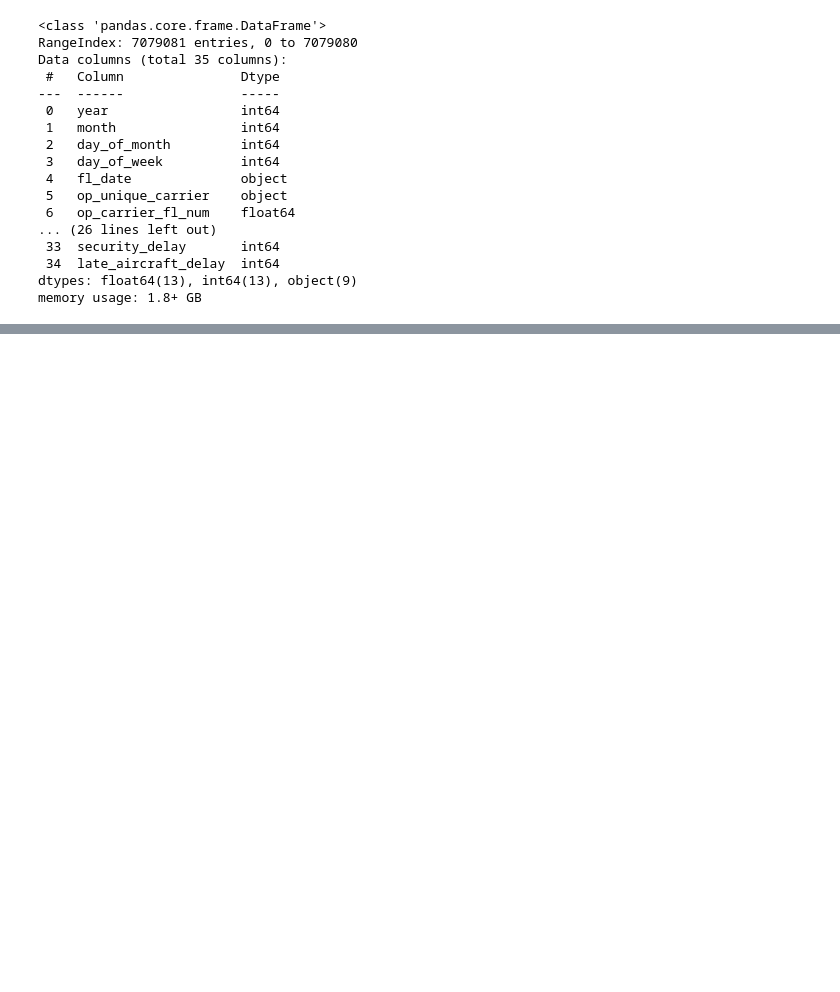
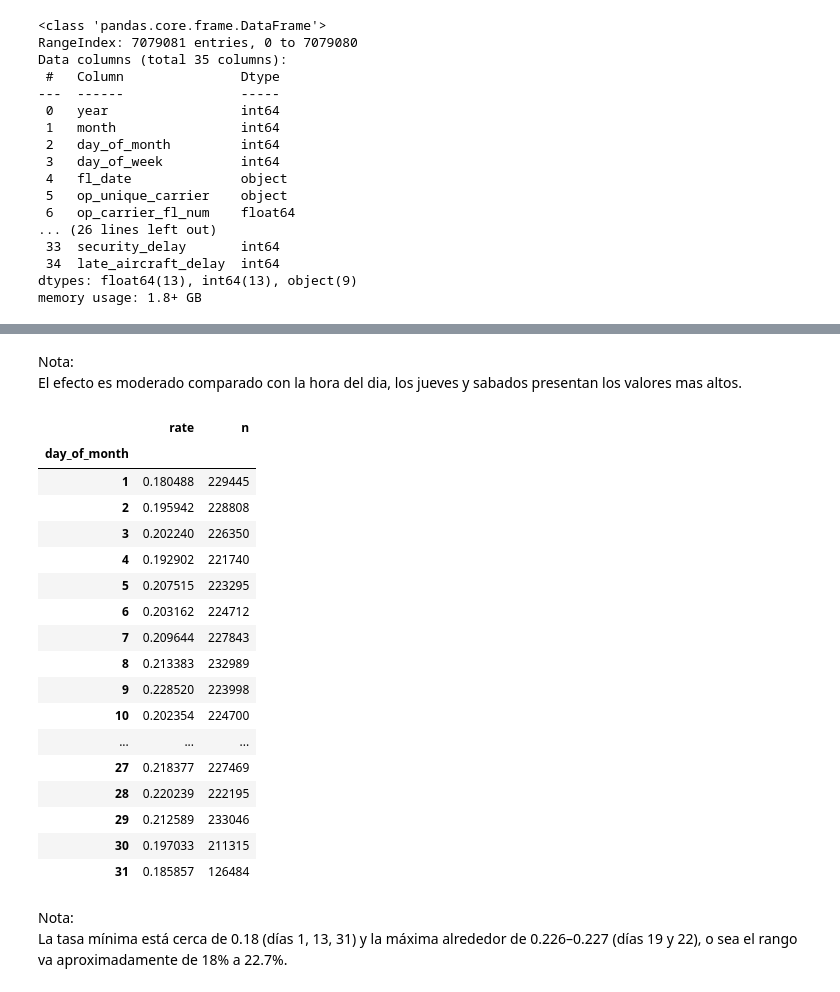
Before and after one commit to Smejia2002/flightdelay, a Jupyter notebook: notebooks/00_eda.ipynb, the cells around one changed output, grey strips where cells are left out. Saved outputs shown, nothing was run; the diff lists cells and outputs as text; code cells hidden in the pictures; blank space fills up the shorter version.

```diff
--- a/notebooks/00_eda.ipynb
+++ b/notebooks/00_eda.ipynb
@@ -47,0 +210,29 @@ memory usage: 1.8+ GB
+# %% [markdown]
+Nota: <br>
+El efecto es moderado comparado con la hora del dia, los jueves y sabados presentan los valores mas altos.
+# %%
+(df_model.groupby("day_of_month")["target_delay"]
+        .agg(rate="mean", n="size")
+        .sort_index())
+# %% [output]
+|  | rate | n |
+| day_of_month |  |  |
+| 1 | 0.180488 | 229445 |
+| 2 | 0.195942 | 228808 |
+| 3 | 0.202240 | 226350 |
+| 4 | 0.192902 | 221740 |
+| 5 | 0.207515 | 223295 |
+| 6 | 0.203162 | 224712 |
+| 7 | 0.209644 | 227843 |
+| 8 | 0.213383 | 232989 |
+| 9 | 0.228520 | 223998 |
+| 10 | 0.202354 | 224700 |
+| ... | ... | ... |
+| 27 | 0.218377 | 227469 |
+| 28 | 0.220239 | 222195 |
+| 29 | 0.212589 | 233046 |
+| 30 | 0.197033 | 211315 |
+| 31 | 0.185857 | 126484 |
+# %% [markdown]
+Nota: <br>
+La tasa mínima está cerca de 0.18 (días 1, 13, 31) y la máxima alrededor de 0.226–0.227 (días 19 y 22), o sea el rango va aproximadamente de 18% a 22.7%.
```
Also changed, not shown: parts of 17 cells of this notebook.
